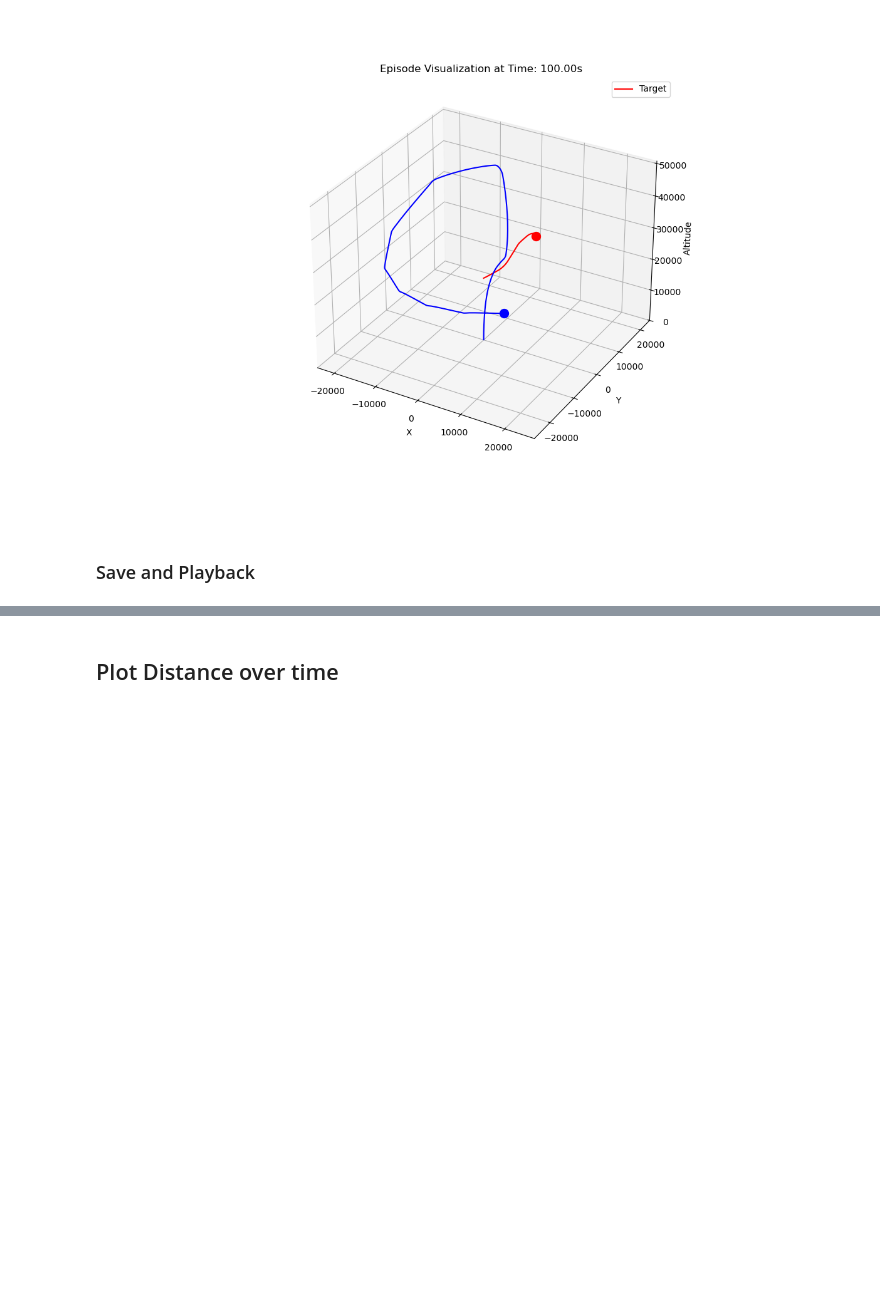
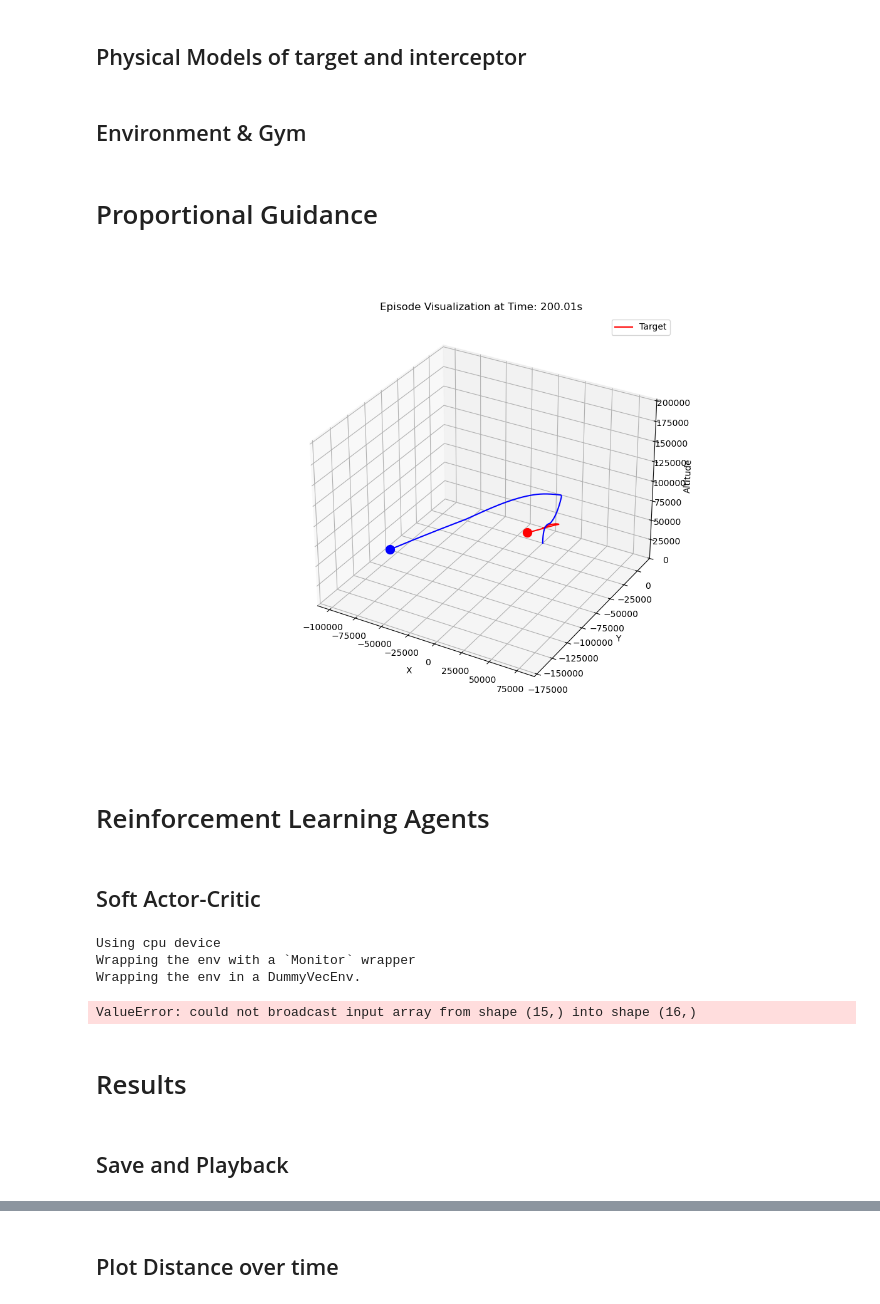
Before and after one commit to DanielMehlber/hauptseminar-code, a Jupyter notebook: notebook.ipynb, the cells around one changed output, grey strips where cells are left out. Saved outputs shown, nothing was run; the diff lists cells and outputs as text; code cells hidden in the pictures; blank space fills up the shorter version.

Commit message:
soft actor critic first attempt (and minor fixes)

```diff
--- a/notebook.ipynb
+++ b/notebook.ipynb
@@ -0,0 +10,2 @@
+# %% [markdown]
+## Physical Models of target and interceptor
@@ -0,0 +20,2 @@
+# %% [markdown]
+## Environment & Gym
@@ -1,60 +34,63 @@
+# %% [markdown]
+# Proportional Guidance
 # %%
-%load_ext autoreload
-%autoreload 2
-%matplotlib widget
-
-from gym.environment import MissileEnv, MissileEnvSettings
-from gym.observations import InterceptorObservations
 from pilots.proportional_nav_pilot import ProportionalNavigationPilot
-from models.missile import PhysicalMissleModel
-import models.physics as physics
-import numpy as np
+from visualization.matplot_viz import MatplotVisualizer
 import time
 
-from visualization.matplot_viz import MatplotVisualizer
-from pilots.random_evasion_pilot import RandomEvasionPilot
+
+# setup pilots
+proportional_nav_pilot = ProportionalNavigationPilot(max_acc=100*9.81, max_speed=interceptor_speed, n=7.0)
 
 
-# physical model configuration
-interceptor_speed = physics.mach_to_ms(4.0)  # Speed of the interceptor in m/s
-target_speed = physics.mach_to_ms(1.0)  # Speed of the target in m/s
-target = PhysicalMissleModel(velocity=np.array([100, target_speed, 0.0]), max_acc=100 * 9.81, pos=np.array([0.0, 0.0, 20_000.0]))
-interceptor = PhysicalMissleModel(velocity=np.array([0.0, 0.0, interceptor_speed]), max_acc=100 * 9.81, pos=np.array([0.0, 0.0, 100.0]))
-
-# setup pilots
-target_pilot = RandomEvasionPilot()
-proportional_nav_pilot = ProportionalNavigationPilot(max_acc=100*9.81, max_speed=interceptor_speed, n=7.0)
-
-# setting up the environment
-settings = MissileEnvSettings()
-settings.time_step = 0.01    # Time step for the simulation
-settings.realtime = False    # Runs faster than real-time
-settings.time_limit = 200.0  # Time-limit for the episode
-env = MissileEnv(settings=settings, target=target, interceptor=interceptor, target_pilot=target_pilot)
-
 done = False
-obs = env.reset()
+obs, _ = env.reset()
 
 viz = MatplotVisualizer()
 viz.set_episode_data(env.current_episode)
 
 last_time = time.time()
 max_render_fps = 10.0
 
 while not done:
     # get un-normalized observations for the interceptor (environment outputs normalized observations for RL agent)
     obs = env.get_interceptor_observations(settings.time_step).pack()
 
     # pilot the interceptor using the proportional navigation algorithm
     action = proportional_nav_pilot.step(obs, settings.time_step)
     obs, reward, done, _, _ = env.step(action)  # Take a step in the environment
 
 # viz.playback(env.sim_time, speed=5.0)
 viz.render(env.sim_time)
 # %% [output]
-[figure, old version]
+[figure, new version]
+# %% [markdown]
+# Reinforcement Learning Agents
+# %% [markdown]
+## Soft Actor-Critic
+# %%
+from stable_baselines3 import SAC
+
+model = SAC("MlpPolicy", env, verbose=1, tensorboard_log="./.logs/sac")
+model.learn(total_timesteps=10_000)
+
+# just run the agent after
+# Enjoy trained agent
+obs = env.reset()
+for i in range(1000):
+    action, _states = model.predict(obs, deterministic=True)
+    obs, rewards, dones, info = env.step(action)
+
+print("Simulation finished.")
+# %% [output]
+Using cpu device
+Wrapping the env with a `Monitor` wrapper
+Wrapping the env in a DummyVecEnv.
+ValueError: could not broadcast input array from shape (15,) into shape (16,)
+# %% [markdown]
+# Results
 # %% [markdown]
-### Save and Playback
+## Save and Playback
 # %%
 viz.playback(env.sim_time, speed=10.0)
 viz.save_playback("output.gif", env.sim_time, 10.0, 5)
```
Also changed, not shown: parts of 8 cells of this notebook, 1 other file.
